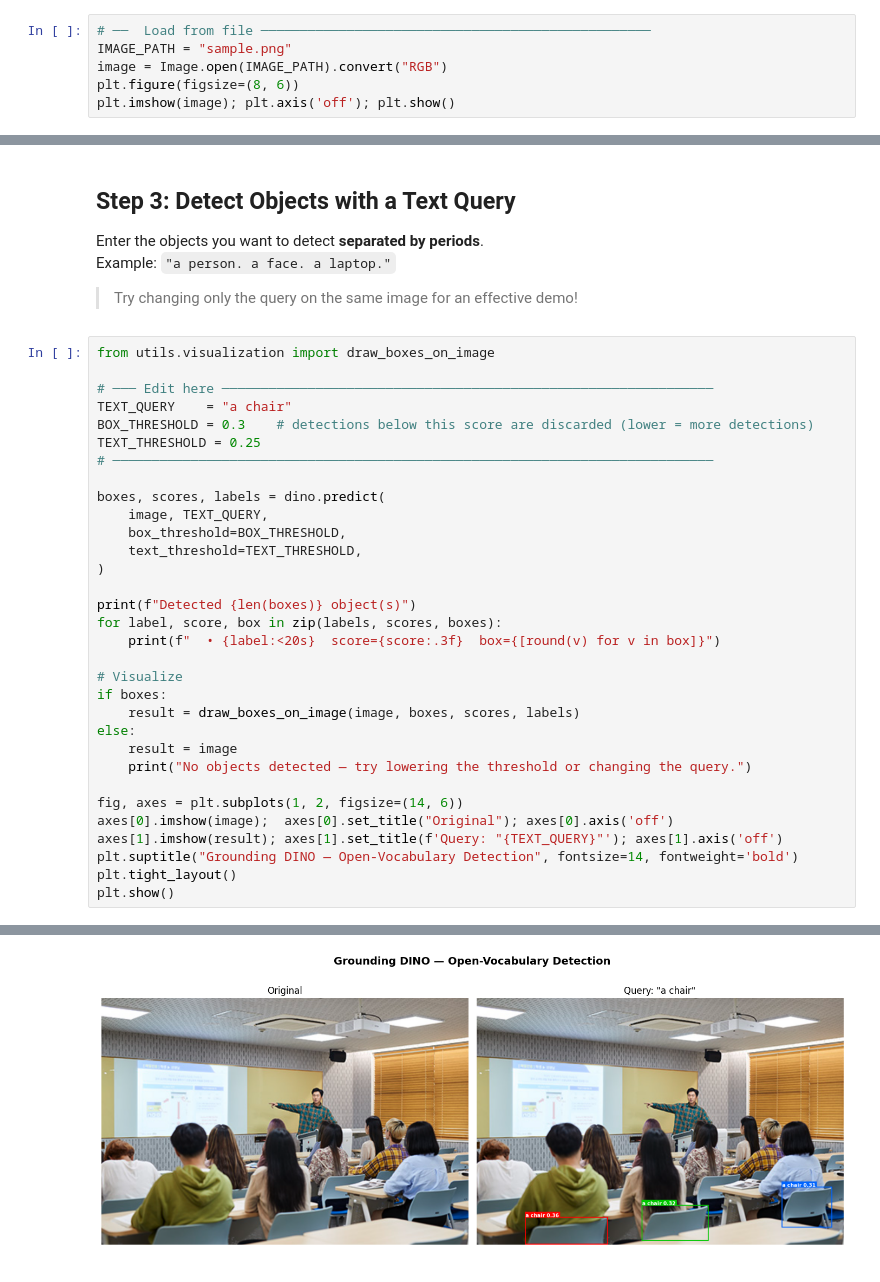
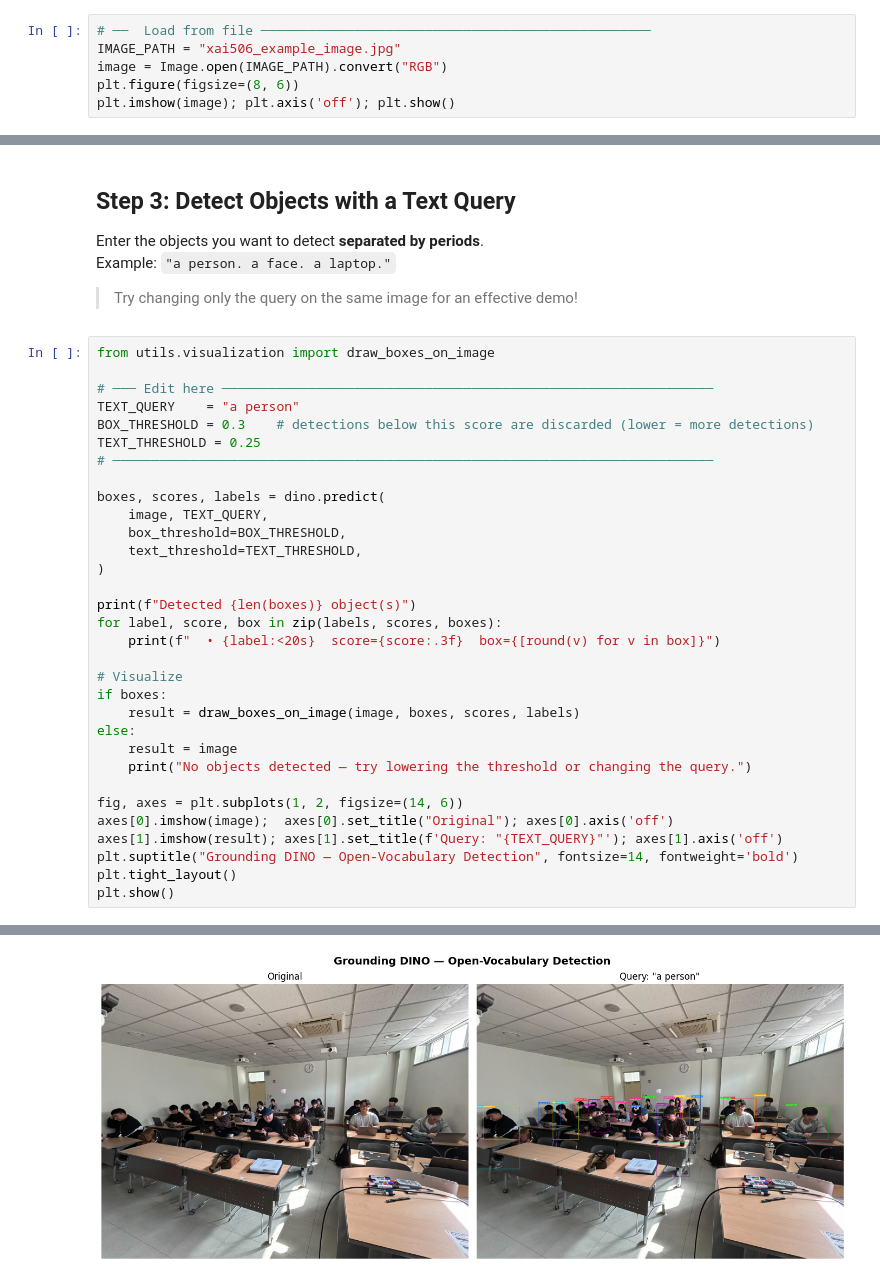
Before and after one commit to nkw011/xai506_deeplearning, a Jupyter notebook: notebook_grounding_dino.ipynb, the cells around one changed output, grey strips where cells are left out. Saved outputs shown, nothing was run; the diff lists cells and outputs as text.

```diff
--- a/notebook_grounding_dino.ipynb
+++ b/notebook_grounding_dino.ipynb
@@ -29,7 +29,7 @@ warnings.filterwarnings('ignore')
 ## Step 1: Load Image
 # %%
 # ──  Load from file ──────────────────────────────────────────────────
-IMAGE_PATH = "sample.png"
+IMAGE_PATH = "xai506_example_image.jpg"
 image = Image.open(IMAGE_PATH).convert("RGB")
 plt.figure(figsize=(8, 6))
 plt.imshow(image); plt.axis('off'); plt.show()
@@ -57,7 +57,7 @@ Example: `"a person. a face. a laptop."`
 from utils.visualization import draw_boxes_on_image
 
 # ─── Edit here ───────────────────────────────────────────────────────────────
-TEXT_QUERY    = "a chair"
+TEXT_QUERY    = "a person"
 BOX_THRESHOLD = 0.3    # detections below this score are discarded (lower = more detections)
 TEXT_THRESHOLD = 0.25
 # ─────────────────────────────────────────────────────────────────────────────
@@ -93 +106 @@ Detected 3 object(s)
-[figure, old version]
+[figure, new version]
```
Also changed, not shown: parts of 3 cells of this notebook, 3 other files.
